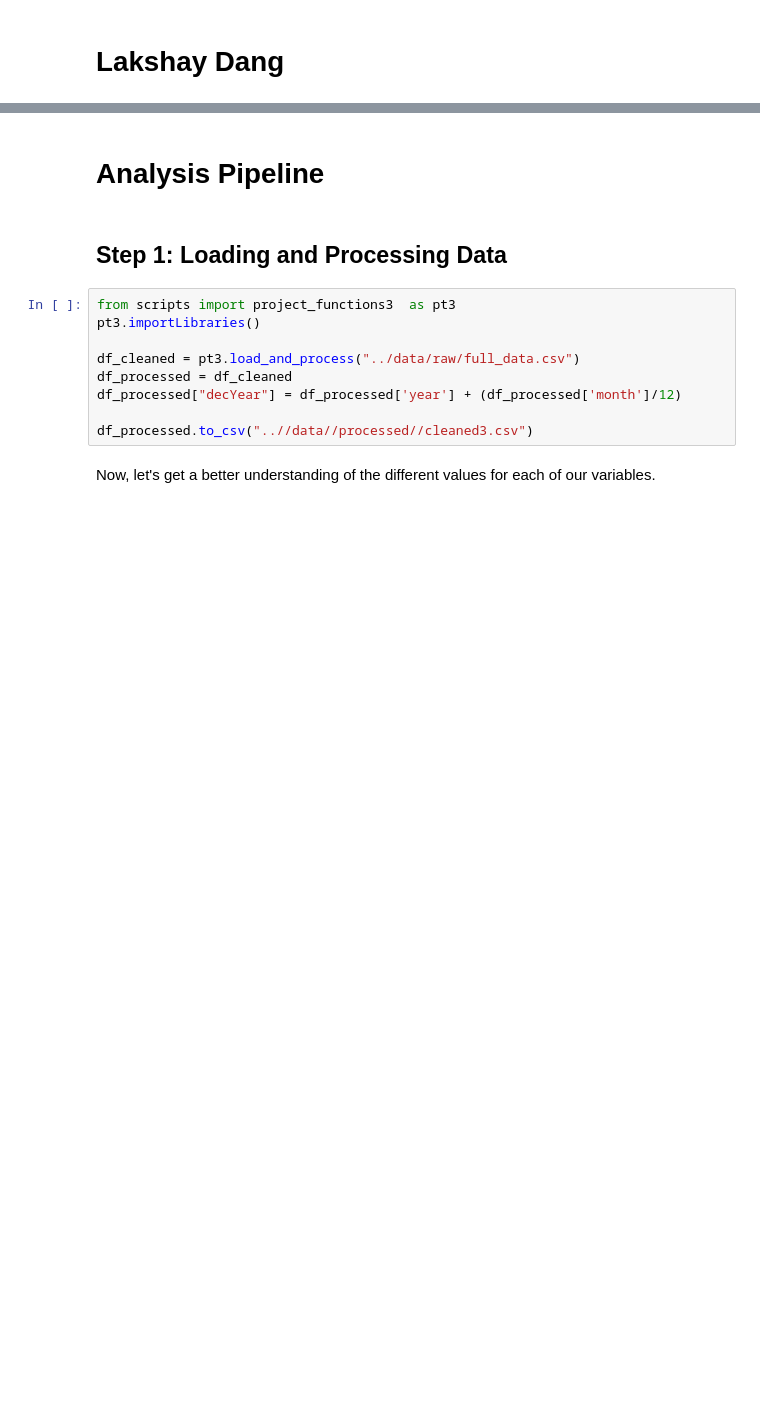
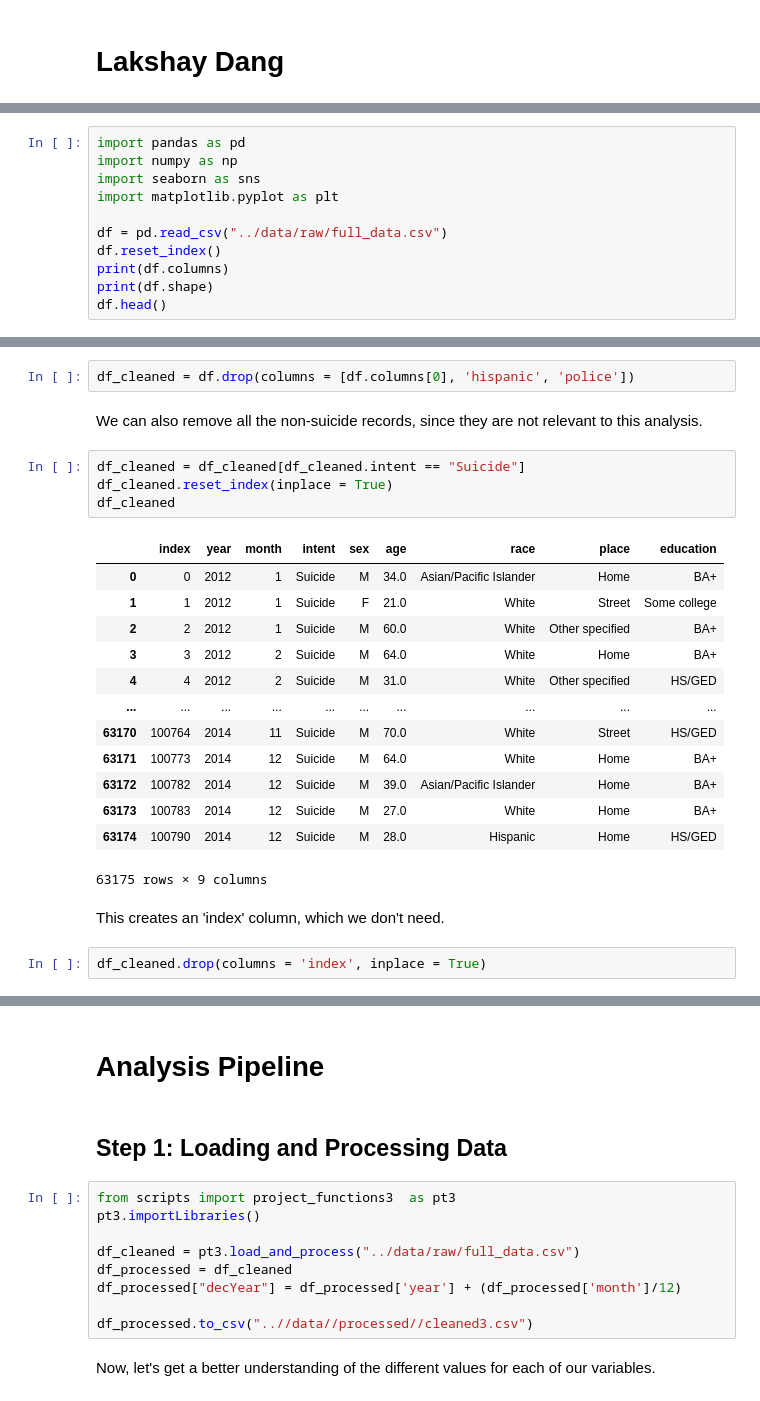
Before and after one commit to ubco-W2022T2-data301/project-group09, a Jupyter notebook: analysis/analysis3.ipynb, the cells around one changed output, grey strips where cells are left out. Cells and saved outputs as stored; diff of their text form; blank space fills up the shorter version.

```diff
--- a/analysis/analysis3.ipynb
+++ b/analysis/analysis3.ipynb
@@ -14,0 +21,11 @@
+# %%
+import pandas as pd
+import numpy as np
+import seaborn as sns
+import matplotlib.pyplot as plt
+
+df = pd.read_csv("../data/raw/full_data.csv")
+df.reset_index()
+print(df.columns)
+print(df.shape)
+df.head()
@@ -14,0 +95,26 @@
+# %%
+df_cleaned = df.drop(columns = [df.columns[0], 'hispanic', 'police'])
+# %% [markdown]
+We can also remove all the non-suicide records, since they are not relevant to this analysis.
+# %%
+df_cleaned = df_cleaned[df_cleaned.intent == "Suicide"]
+df_cleaned.reset_index(inplace = True)
+df_cleaned
+# %% [output]
+|  | index | year | month | intent | sex | age | race | place | education |
+| 0 | 0 | 2012 | 1 | Suicide | M | 34.0 | Asian/Pacific Islander | Home | BA+ |
+| 1 | 1 | 2012 | 1 | Suicide | F | 21.0 | White | Street | Some college |
+| 2 | 2 | 2012 | 1 | Suicide | M | 60.0 | White | Other specified | BA+ |
+| 3 | 3 | 2012 | 2 | Suicide | M | 64.0 | White | Home | BA+ |
+| 4 | 4 | 2012 | 2 | Suicide | M | 31.0 | White | Other specified | HS/GED |
+| ... | ... | ... | ... | ... | ... | ... | ... | ... | ... |
+| 63170 | 100764 | 2014 | 11 | Suicide | M | 70.0 | White | Street | HS/GED |
+| 63171 | 100773 | 2014 | 12 | Suicide | M | 64.0 | White | Home | BA+ |
+| 63172 | 100782 | 2014 | 12 | Suicide | M | 39.0 | Asian/Pacific Islander | Home | BA+ |
+| 63173 | 100783 | 2014 | 12 | Suicide | M | 27.0 | White | Home | BA+ |
+| 63174 | 100790 | 2014 | 12 | Suicide | M | 28.0 | Hispanic | Home | HS/GED |
+63175 rows × 9 columns
+# %% [markdown]
+This creates an 'index' column, which we don't need.
+# %%
+df_cleaned.drop(columns = 'index', inplace = True)
```
Also changed, not shown: parts of 48 cells of this notebook, 8 other files.
